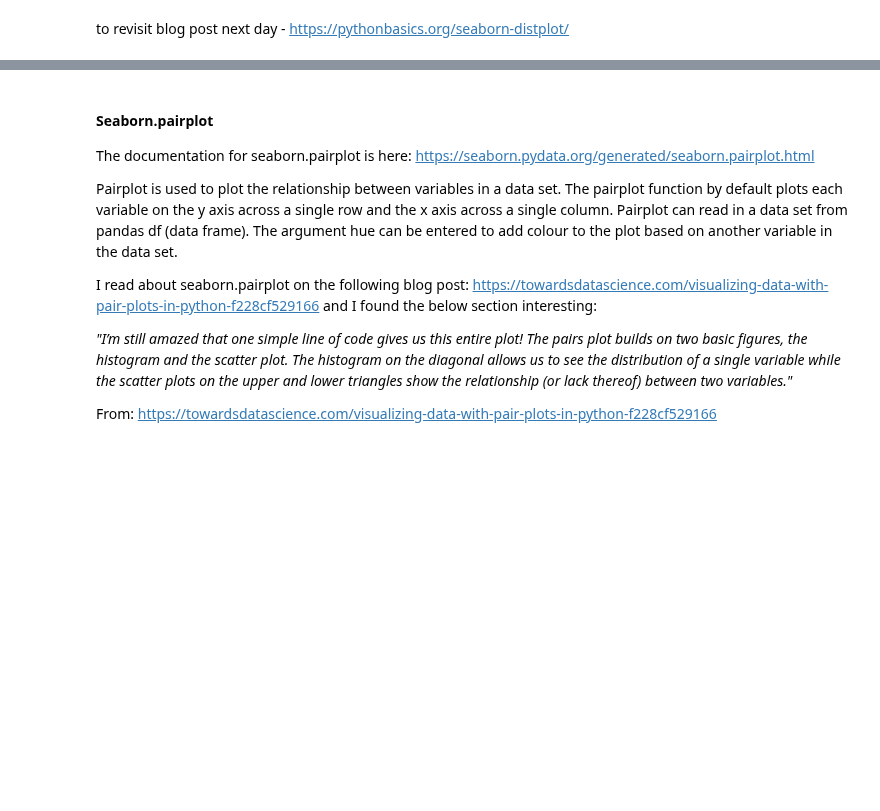
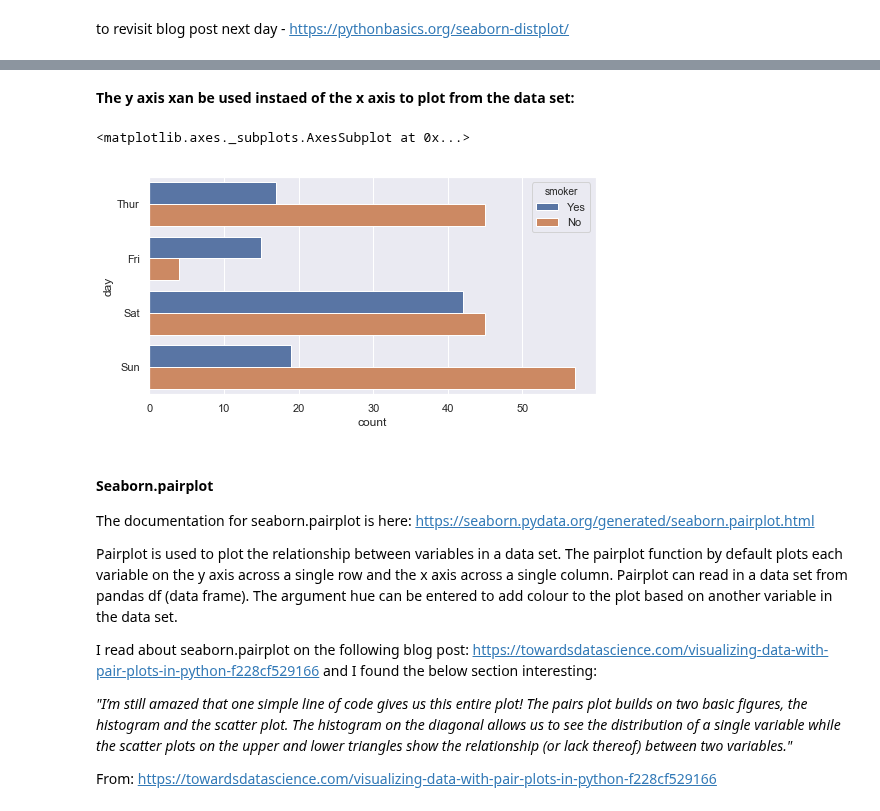
Before and after one commit to johndunne2019/Fundamentals-of-Data-Analysis-Project-2019, a Jupyter notebook: Tips-Dataset.ipynb, the cells around one changed output, grey strips where cells are left out. Drawn from its saved outputs; the diff is of its cells as text; code cells hidden in the pictures; blank space fills up the shorter version.

```diff
--- a/Tips-Dataset.ipynb
+++ b/Tips-Dataset.ipynb
@@ -696,3 +735,10 @@ to revisit blog post next day - https://pythonbasics.org/seaborn-distplot/
+# %% [markdown]
+**The y axis xan be used instaed of the x axis to plot from the data set:**
+# %%
+sns.countplot(y="day", hue= "smoker", data=tips)
+# %% [output]
+<matplotlib.axes._subplots.AxesSubplot at 0x...>
+[figure, added]
 # %% [markdown]
 #### Seaborn.pairplot
 
```
Also changed, not shown: parts of 7 cells of this notebook.
